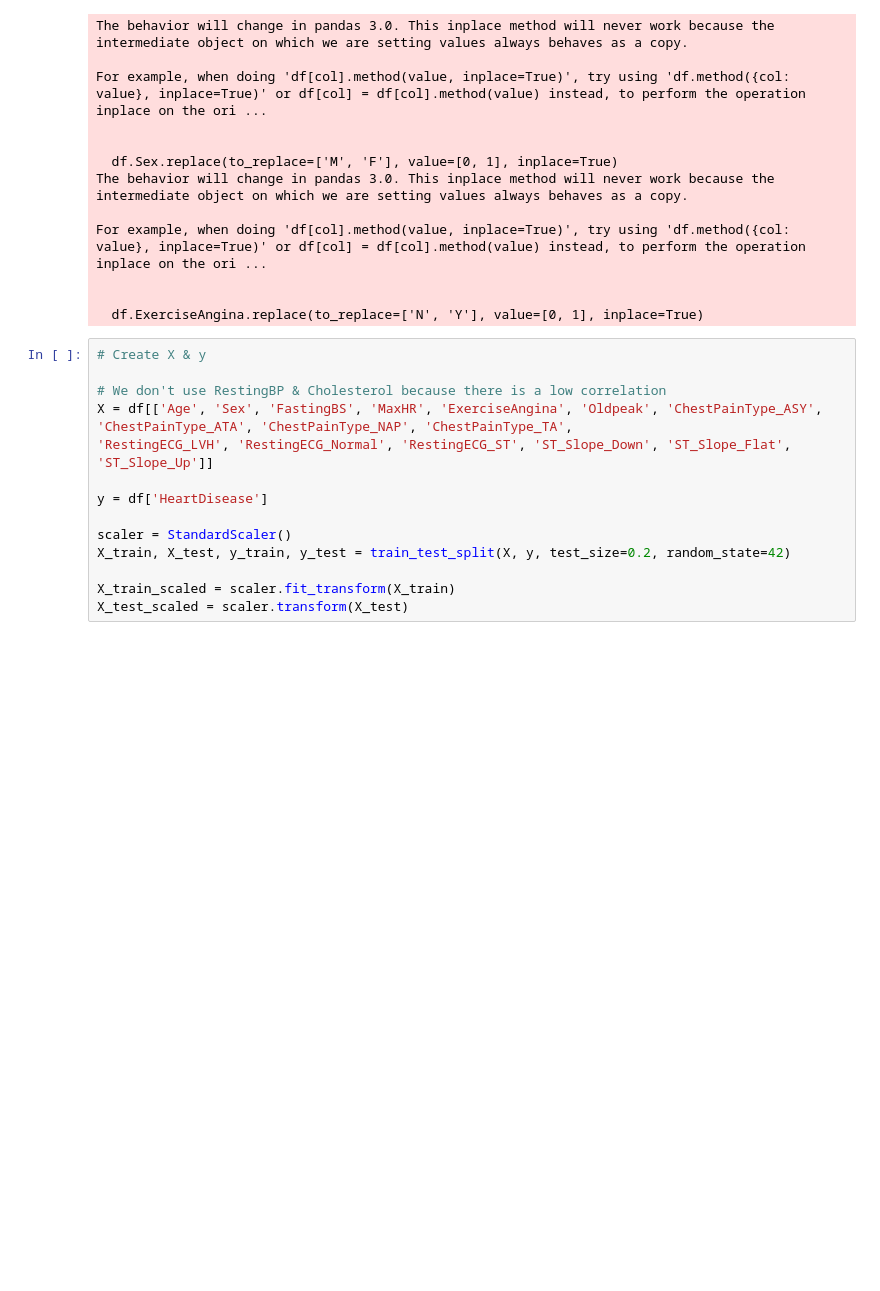
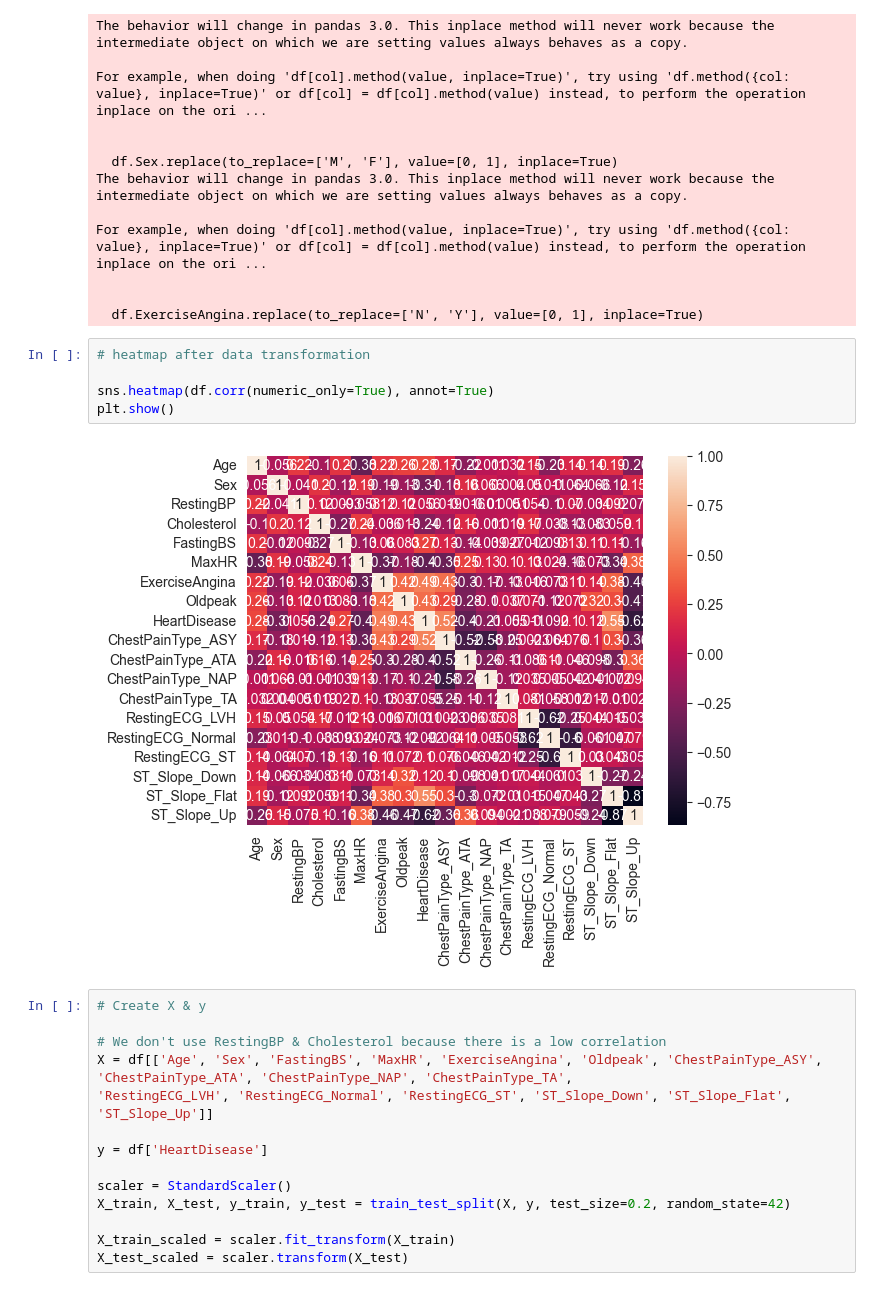
Before and after one commit to gatiengnv/heart_disease_detection, a Jupyter notebook: main.ipynb, the cells around one changed output. Drawn from its saved outputs; the diff is of its cells as text; blank space fills up the shorter version.

Commit message:
Add new Heatmap and test hyperparameter with nn model

```diff
--- a/main.ipynb
+++ b/main.ipynb
@@ -325,6 +325,13 @@ For example, when doing 'df[col].method(value, inplace=True)', try using 'df.met
 
 
   df.ExerciseAngina.replace(to_replace=['N', 'Y'], value=[0, 1], inplace=True)
+# %%
+# heatmap after data transformation
+
+sns.heatmap(df.corr(numeric_only=True), annot=True)
+plt.show()
+# %% [output]
+[figure, added]
 # %%
 # Create X & y
 
```
Also changed, not shown: parts of 9 cells of this notebook.
